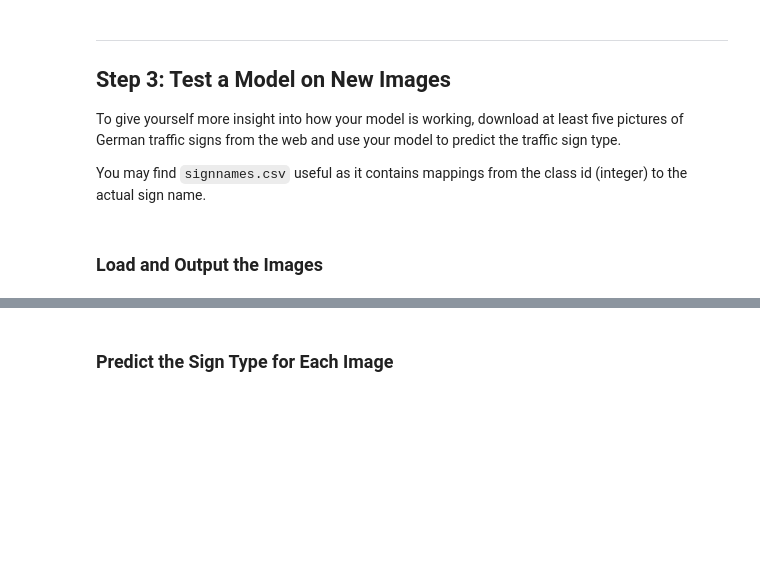
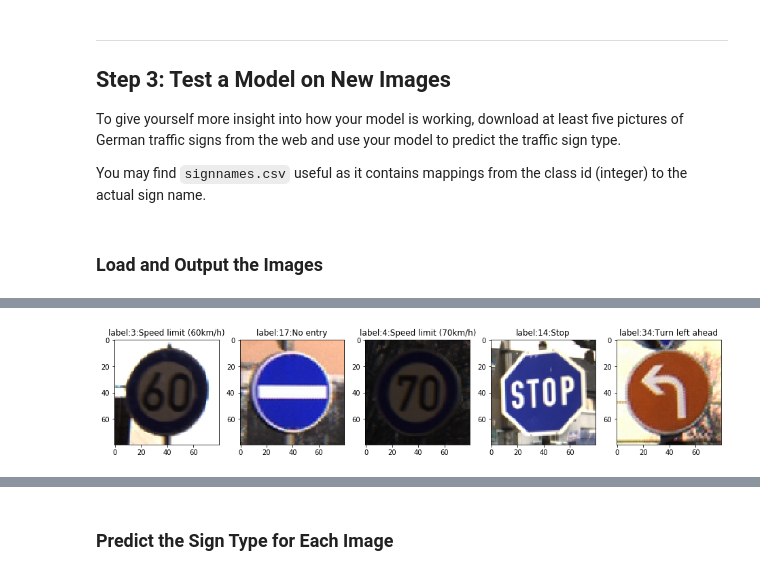
Before and after one commit to minkvsky/CarND-Traffic-Sign-Classifier-Project, a Jupyter notebook: Traffic_Sign_Classifier.ipynb, the cells around one changed output, grey strips where cells are left out. Drawn from its saved outputs; the diff is of its cells as text; code cells hidden in the pictures; blank space fills up the shorter version.

```diff
--- a/Traffic_Sign_Classifier.ipynb
+++ b/Traffic_Sign_Classifier.ipynb
@@ -521,0 +499,5 @@ matplotlib.__version__
+# %%
+# base on signnames.csv
+newlabels = np.array([3, 17 ,4, 14, 34])
+# %%
+df_signames = pd.read_csv('signnames.csv', index_col = 0)
@@ -522,8 +510,10 @@ matplotlib.__version__
+# %%
+newimages = np.array([cv2.imread('imagesfromweb/{}'.format(image)) for image in os.listdir('imagesfromweb')])
 # %%
-# images_path = 'GTSRB/Final_Test/Images'
-# fig = plt.figure(figsize = (16,12))
-# for i,raw in enumerate(os.listdir(images_path)[:6]):
-#     image = mpimg.imread(os.path.join(images_path,raw))
-#     number = 231 + i
-#     plt.subplot(number)
-#     plt.imshow(image)
+fig = plt.figure(figsize = (16,12))
+for i,image in enumerate(newimages):
+    number = 151 + i
+    plt.subplot(number, title = 'label:{}:{}'.format(newlabels[i], df_signames.iloc[newlabels[i]][0]))
+    plt.imshow(image, cmap="gray")
+# %% [output]
+[figure, added]
```
Also changed, not shown: parts of 40 cells of this notebook, 15 other files.
